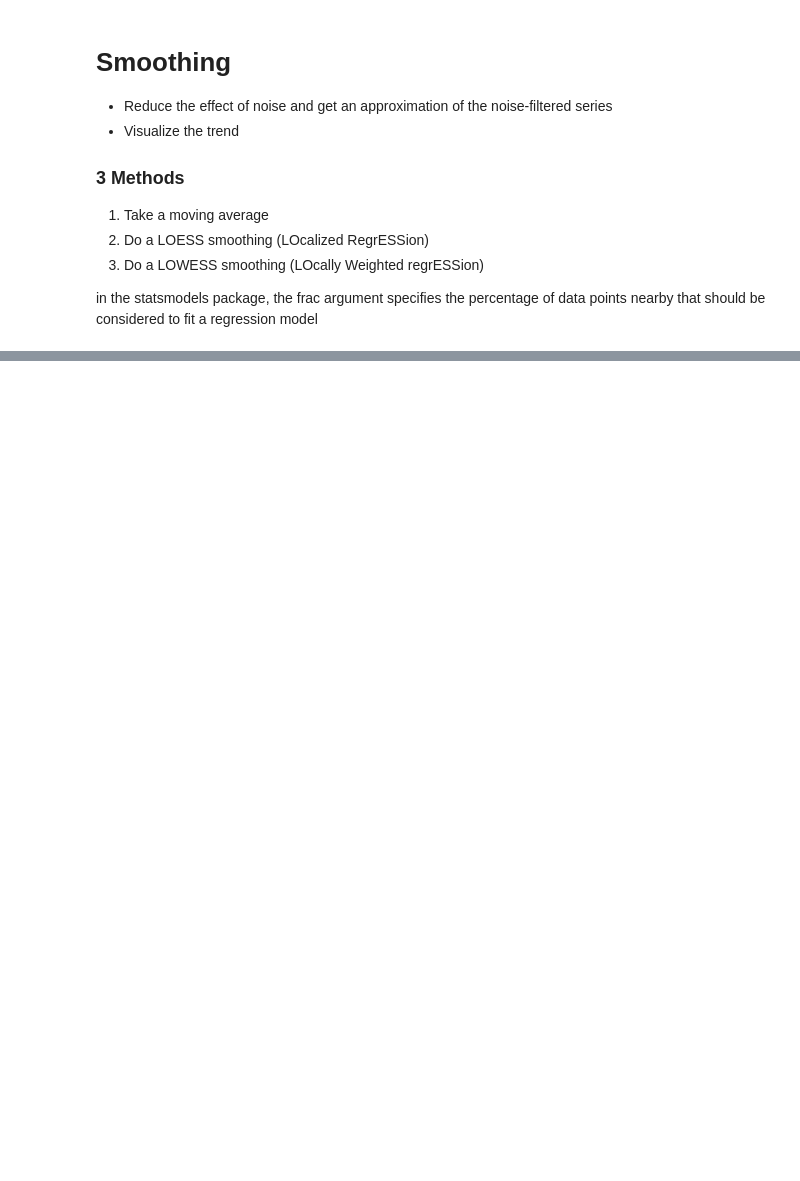
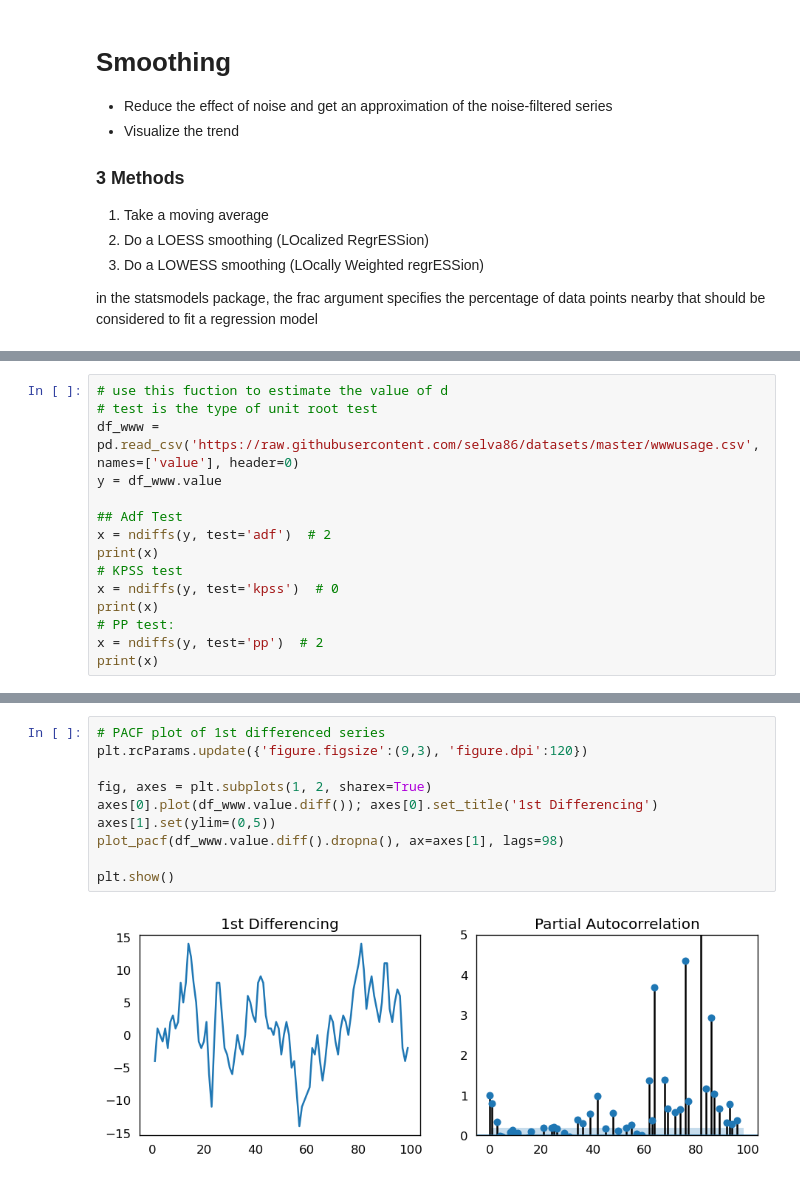
Before and after one commit to dylanrosser/ML, a Jupyter notebook: ARIMA.ipynb, the cells around one changed output, grey strips where cells are left out. Saved outputs shown, nothing was run; the diff lists cells and outputs as text; blank space fills up the shorter version.

```diff
--- a/ARIMA.ipynb
+++ b/ARIMA.ipynb
@@ -469,0 +616,15 @@ in the statsmodels package, the frac argument specifies the percentage of data p
+# %%
+# use this fuction to estimate the value of d
+# test is the type of unit root test
+df_www = pd.read_csv('https://raw.githubusercontent.com/selva86/datasets/master/wwwusage.csv', names=['value'], header=0)
+y = df_www.value
+
+## Adf Test
+x = ndiffs(y, test='adf')  # 2
+print(x)
+# KPSS test
+x = ndiffs(y, test='kpss')  # 0
+print(x)
+# PP test:
+x = ndiffs(y, test='pp')  # 2
+print(x)
@@ -469,0 +660,12 @@ in the statsmodels package, the frac argument specifies the percentage of data p
+# %%
+# PACF plot of 1st differenced series
+plt.rcParams.update({'figure.figsize':(9,3), 'figure.dpi':120})
+
+fig, axes = plt.subplots(1, 2, sharex=True)
+axes[0].plot(df_www.value.diff()); axes[0].set_title('1st Differencing')
+axes[1].set(ylim=(0,5))
+plot_pacf(df_www.value.diff().dropna(), ax=axes[1], lags=98)
+
+plt.show()
+# %% [output]
+[figure, added]
```
Also changed, not shown: parts of 28 cells of this notebook, 3 other files.
